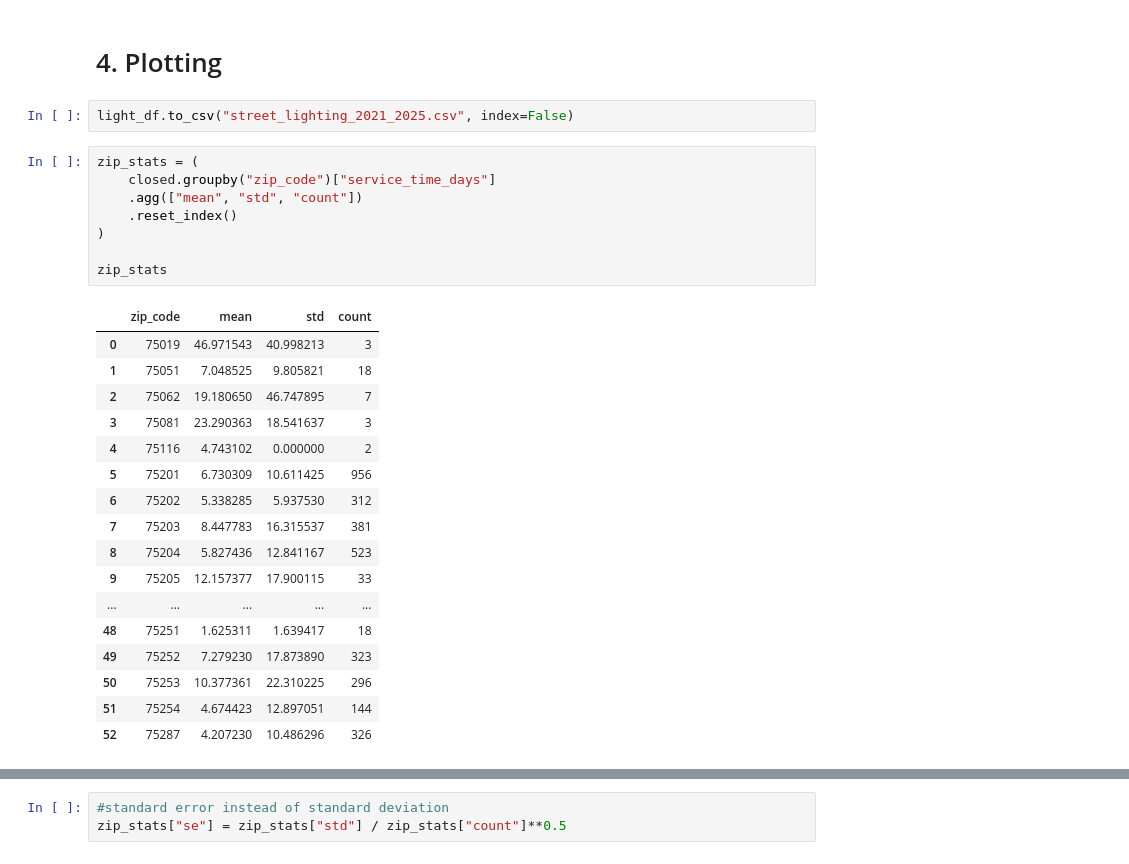
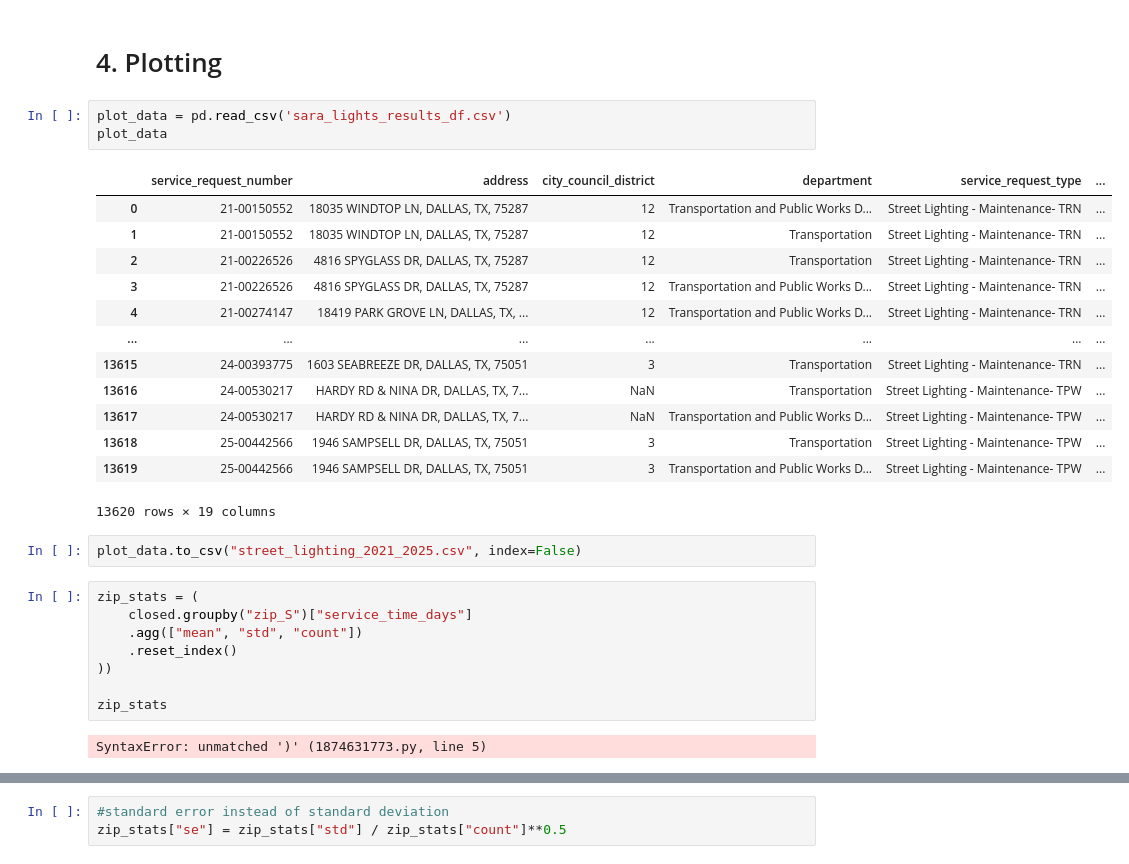
Before and after one commit to ratraverfallick/Hackathon_REU2026_Group4, a Jupyter notebook: lightdata.ipynb, the cells around one changed output, grey strips where cells are left out. Drawn from its saved outputs; the diff is of its cells as text.

Commit message:
cleaned data update

```diff
--- a/lightdata.ipynb
+++ b/lightdata.ipynb
@@ -260,34 +260,35 @@ See the caveats in the documentation: https://pandas.pydata.org/pandas-docs/stab
 4710 rows × 17 columns
 # %% [markdown]
 # 4. Plotting
+# %%
+plot_data = pd.read_csv('sara_lights_results_df.csv')
+plot_data
+# %% [output]
+|  | service_request_number | address | city_council_district | department | service_request_type | ... |
+| 0 | 21-00150552 | 18035 WINDTOP LN, DALLAS, TX, 75287 | 12 | Transportation and Public Works D... | Street Lighting - Maintenance- TRN | ... |
+| 1 | 21-00150552 | 18035 WINDTOP LN, DALLAS, TX, 75287 | 12 | Transportation | Street Lighting - Maintenance- TRN | ... |
+| 2 | 21-00226526 | 4816 SPYGLASS DR, DALLAS, TX, 75287 | 12 | Transportation | Street Lighting - Maintenance- TRN | ... |
+| 3 | 21-00226526 | 4816 SPYGLASS DR, DALLAS, TX, 75287 | 12 | Transportation and Public Works D... | Street Lighting - Maintenance- TRN | ... |
+| 4 | 21-00274147 | 18419 PARK GROVE LN, DALLAS, TX, ... | 12 | Transportation and Public Works D... | Street Lighting - Maintenance- TRN | ... |
+| ... | ... | ... | ... | ... | ... | ... |
+| 13615 | 24-00393775 | 1603 SEABREEZE DR, DALLAS, TX, 75051 | 3 | Transportation | Street Lighting - Maintenance- TRN | ... |
+| 13616 | 24-00530217 | HARDY RD & NINA DR, DALLAS, TX, 7... | NaN | Transportation | Street Lighting - Maintenance- TPW | ... |
+| 13617 | 24-00530217 | HARDY RD & NINA DR, DALLAS, TX, 7... | NaN | Transportation and Public Works D... | Street Lighting - Maintenance- TPW | ... |
+| 13618 | 25-00442566 | 1946 SAMPSELL DR, DALLAS, TX, 75051 | 3 | Transportation | Street Lighting - Maintenance- TPW | ... |
+| 13619 | 25-00442566 | 1946 SAMPSELL DR, DALLAS, TX, 75051 | 3 | Transportation and Public Works D... | Street Lighting - Maintenance- TPW | ... |
+13620 rows × 19 columns
 # %%
-light_df.to_csv("street_lighting_2021_2025.csv", index=False)
+plot_data.to_csv("street_lighting_2021_2025.csv", index=False)
 # %%
 zip_stats = (
-    closed.groupby("zip_code")["service_time_days"]
+    closed.groupby("zip_S")["service_time_days"]
     .agg(["mean", "std", "count"])
     .reset_index()
-)
+))
 
 zip_stats
 # %% [output]
-|  | zip_code | mean | std | count |
-| 0 | 75019 | 46.971543 | 40.998213 | 3 |
-| 1 | 75051 | 7.048525 | 9.805821 | 18 |
-| 2 | 75062 | 19.180650 | 46.747895 | 7 |
-| 3 | 75081 | 23.290363 | 18.541637 | 3 |
-| 4 | 75116 | 4.743102 | 0.000000 | 2 |
-| 5 | 75201 | 6.730309 | 10.611425 | 956 |
-| 6 | 75202 | 5.338285 | 5.937530 | 312 |
-| 7 | 75203 | 8.447783 | 16.315537 | 381 |
-| 8 | 75204 | 5.827436 | 12.841167 | 523 |
-| 9 | 75205 | 12.157377 | 17.900115 | 33 |
-| ... | ... | ... | ... | ... |
-| 48 | 75251 | 1.625311 | 1.639417 | 18 |
-| 49 | 75252 | 7.279230 | 17.873890 | 323 |
-| 50 | 75253 | 10.377361 | 22.310225 | 296 |
-| 51 | 75254 | 4.674423 | 12.897051 | 144 |
-| 52 | 75287 | 4.207230 | 10.486296 | 326 |
+SyntaxError: unmatched ')' (1874631773.py, line 5)
 # %%
 plt.figure(figsize=(12, 6))
 
```
Also changed, not shown: parts of 1 cell of this notebook, 1 other file.
